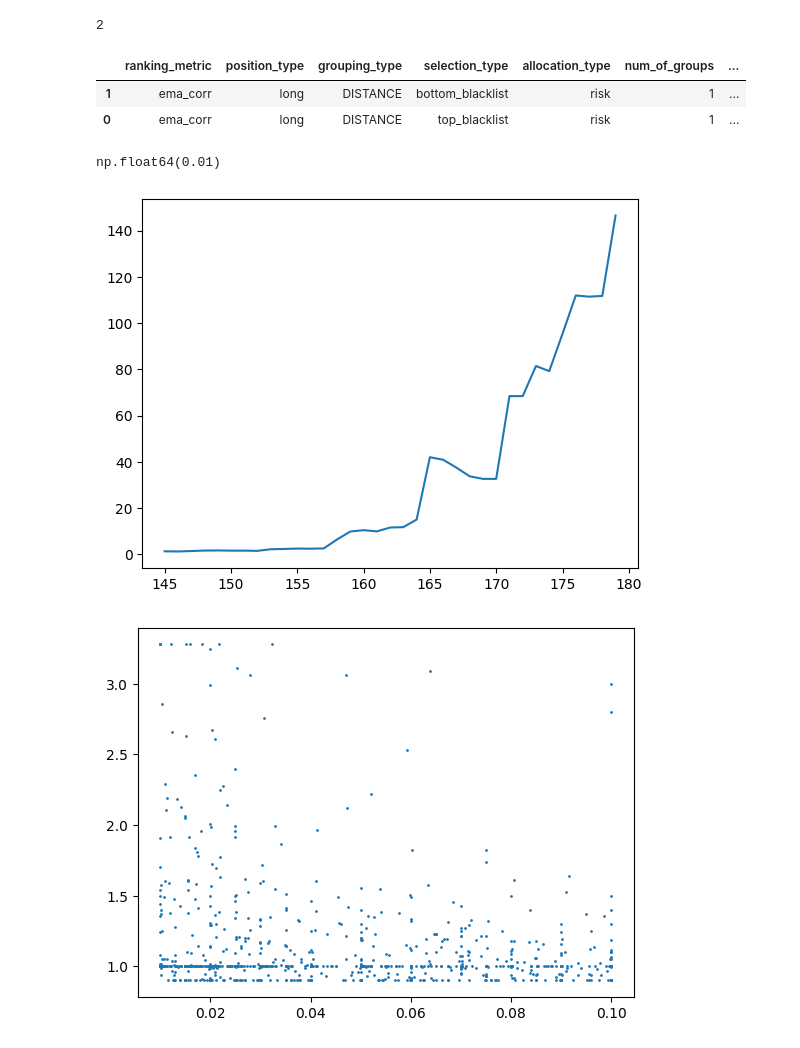
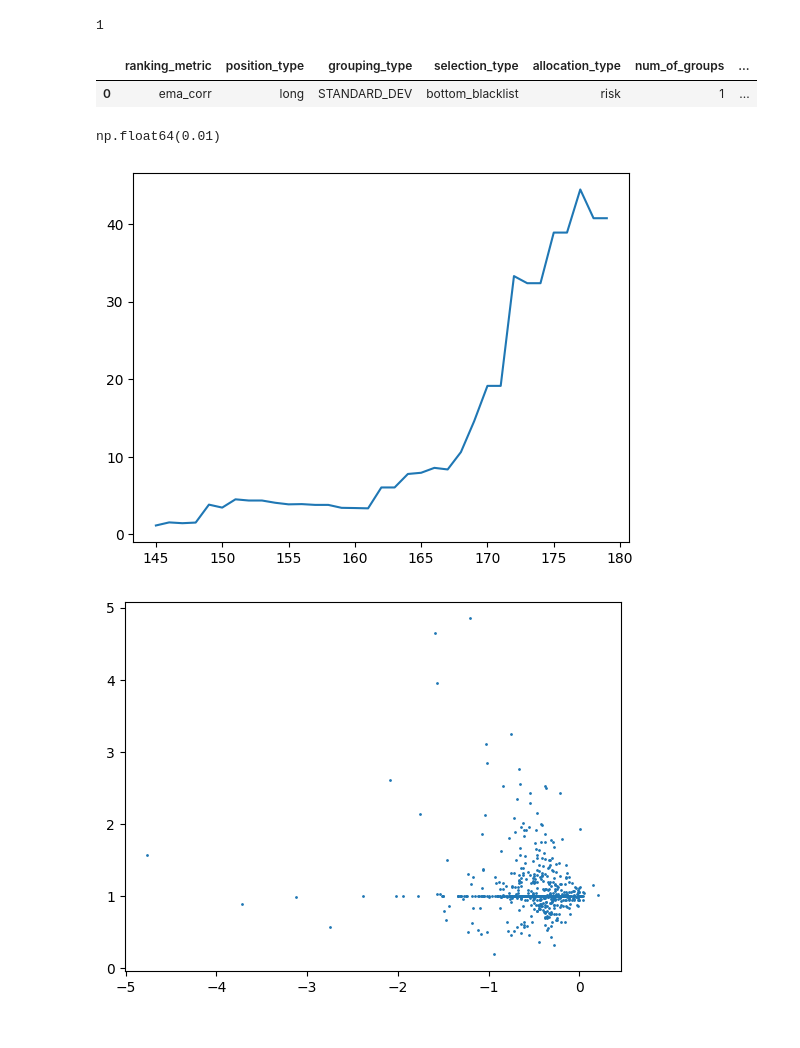
Before and after one commit to chung-ejy/orivault, a Jupyter notebook: studies/swing_trading_study/speculation_basic.ipynb, the cells around one changed output. Saved outputs shown, nothing was run; the diff lists cells and outputs as text; code cells hidden in the pictures.

```diff
--- a/studies/swing_trading_study/speculation_basic.ipynb
+++ b/studies/swing_trading_study/speculation_basic.ipynb
@@ -50,36 +50,36 @@ rolling_window = 10
 market.connect()
 prices = []
 skips = 1
+model_end = 2021
+backtest_end = 2025
 for ticker in tqdm(index["ticker"][::skips]):
     try:
         price = market.query("prices", {"ticker": ticker})
-        if price.index.size > 150:
+        if price.index.size > 150 and price["adjclose"].mean() <= 0.1 and price["adjclose"].mean() >= 0.01:
             price = p.lower_column(price)
             price = p.utc_date(price)
+            price = p.additional_date_columns(price)
+            price = price[(price["year"]>=model_end) & (price["year"]<backtest_end)]
             price.sort_values("date", inplace=True)
-            price = p.additional_date_columns(price)
-            dividends = market.query("dividends",{"ticker":ticker})
-            if dividends.index.size > 0:
-                dividends = p.utc_date(dividends)
-                price = price.merge(dividends,on=["date","ticker"],how="left")
-                price["dividend"] = price["rate"].ffill().fillna(0)
-            else:
-                price["dividend"] = 0
-            price = Metric.DISTANCE.calculate(price,timeframe=rolling_window)
-            price = Metric.COOKED_RETURN.calculate(price,timeframe=rolling_window)
+            # dividends = market.query("dividends",{"ticker":ticker})
+            # if dividends.index.size > 0:
+            #     dividends = p.utc_date(dividends)
+            #     price = price.merge(dividends,on=["date","ticker"],how="left")
+            #     price["dividend"] = price["rate"].ffill().fillna(0)
+            # else:
+            #     price["dividend"] = 0
+            price = Metric.STANDARD_DEV.calculate(price,timeframe=rolling_window)
             price = Metric.NEXT_CLOSE.calculate(price,timeframe=rolling_window)
             price = Indicator.EMACorr.calculate(price,timeframe=rolling_window)
-            price = RiskType.COEFFICIENT_OF_VARIATION.apply(price)
+            price["coefficient_of_variation"] = 1
+            # price = RiskType.COEFFICIENT_OF_VARIATION.apply(price)
             prices.append(price.dropna())
     except Exception as e:
         print(str(e))
         continue
 market.disconnect()
 # %%
-model_end = 2021
-backtest_end = 2026
 simulation = pd.concat(prices)
-simulation = simulation[(simulation["year"]>=model_end) & (simulation["year"]<backtest_end)]
 simulation.sort_values("date", inplace=True)
 # %%
 portfolios = PortfolioSelection.generate_possible_portfolios(
@@ -96,14 +96,14 @@ portfolios = PortfolioSelection.generate_possible_portfolios(
                                                             )
 filtered_portfolios = []
 for portfolio in portfolios:
-        if portfolio.timeframe.value == "day" and "blacklist" in portfolio.selection_type.label \
+        if portfolio.timeframe.value == "day" and "bottom_blacklist" in portfolio.selection_type.label \
             and portfolio.allocation_type.label == "risk" \
-            and portfolio.position_type.label == "long" and ("distance" in portfolio.grouping_type.value) \
+            and portfolio.position_type.label == "long" and ("standard_dev" in portfolio.grouping_type.value) \
             and portfolio.max_price > portfolio.min_price:
             filtered_portfolios.append(portfolio)
 len(filtered_portfolios)
 # %% [output]
-2
+1
 # %%
 analysises = []
 for portfolio in tqdm(filtered_portfolios):
@@ -127,6 +127,5 @@ top = a.sort_values(metric,ascending=False).head(20).to_dict("records")[0]
 filtered_a.head(20)
 # %% [output]
 |  | ranking_metric | position_type | grouping_type | selection_type | allocation_type | num_of_groups | ... |
-| 1 | ema_corr | long | DISTANCE | bottom_blacklist | risk | 1 | ... |
-| 0 | ema_corr | long | DISTANCE | top_blacklist | risk | 1 | ... |
+| 0 | ema_corr | long | STANDARD_DEV | bottom_blacklist | risk | 1 | ... |
 # %%
@@ -179,7 +178,7 @@ averaged_portfolio["pv"] = averaged_portfolio["return"]
 plt.plot(averaged_portfolio["pv"][145:180].cumprod())
 plt.show()
 # %% [output]
-[figure, old version]
+[figure, new version]
 # %%
 # portfolio['Year-Month'] = portfolio["year"].astype(str) + "m" + portfolio[pm.timeframe.value].astype(str)
 # ax = portfolio[["Year-Month","raw_pnl","benchmark_pnl"]].set_index("Year-Month").plot(
@@ -205,7 +204,7 @@ plt.show()
 # plt.tight_layout()
 # plt.show()
 # %%
-plt.scatter(trades["adjclose"],trades["winsorized_return"],s=1)
+plt.scatter(trades["ema_corr"],trades["unweighted_return"],s=1)
 plt.show()
 # %% [output]
-[figure, old version]
+[figure, new version]
```
Also changed, not shown: parts of 2 cells of this notebook, 10 other files.
